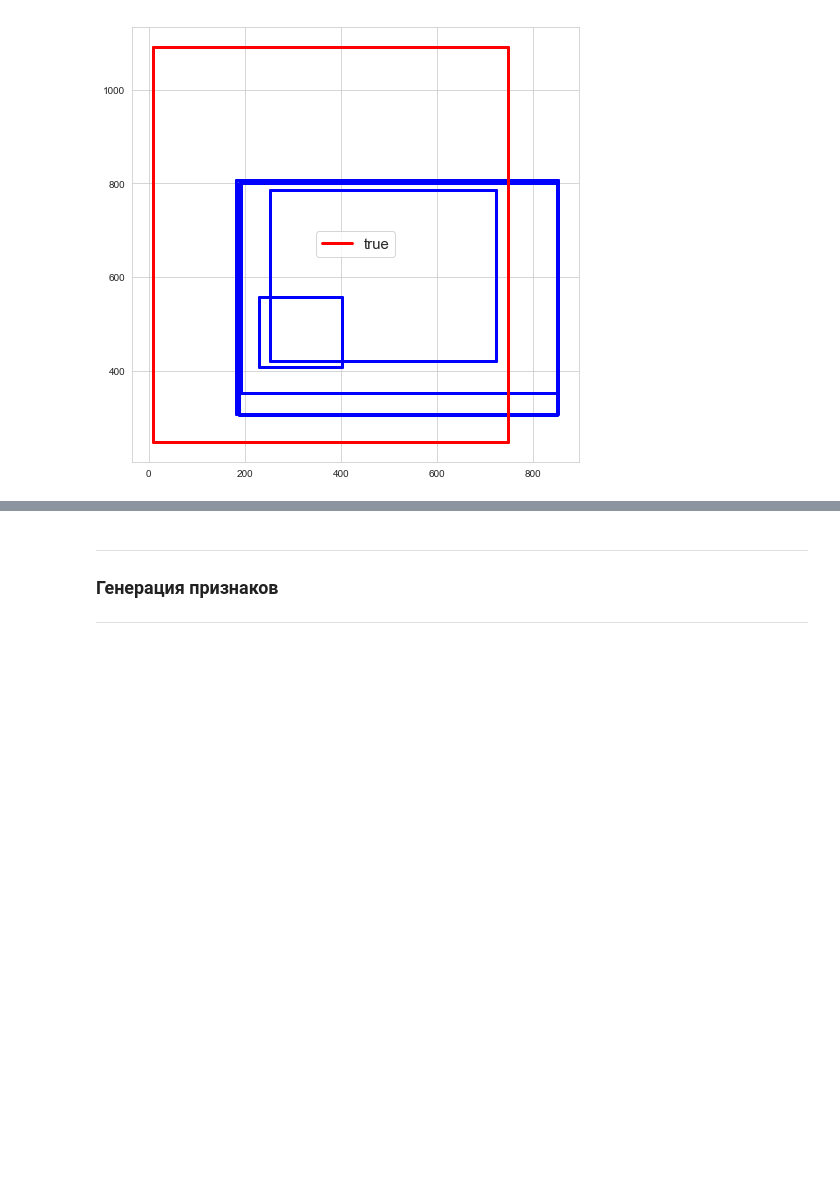
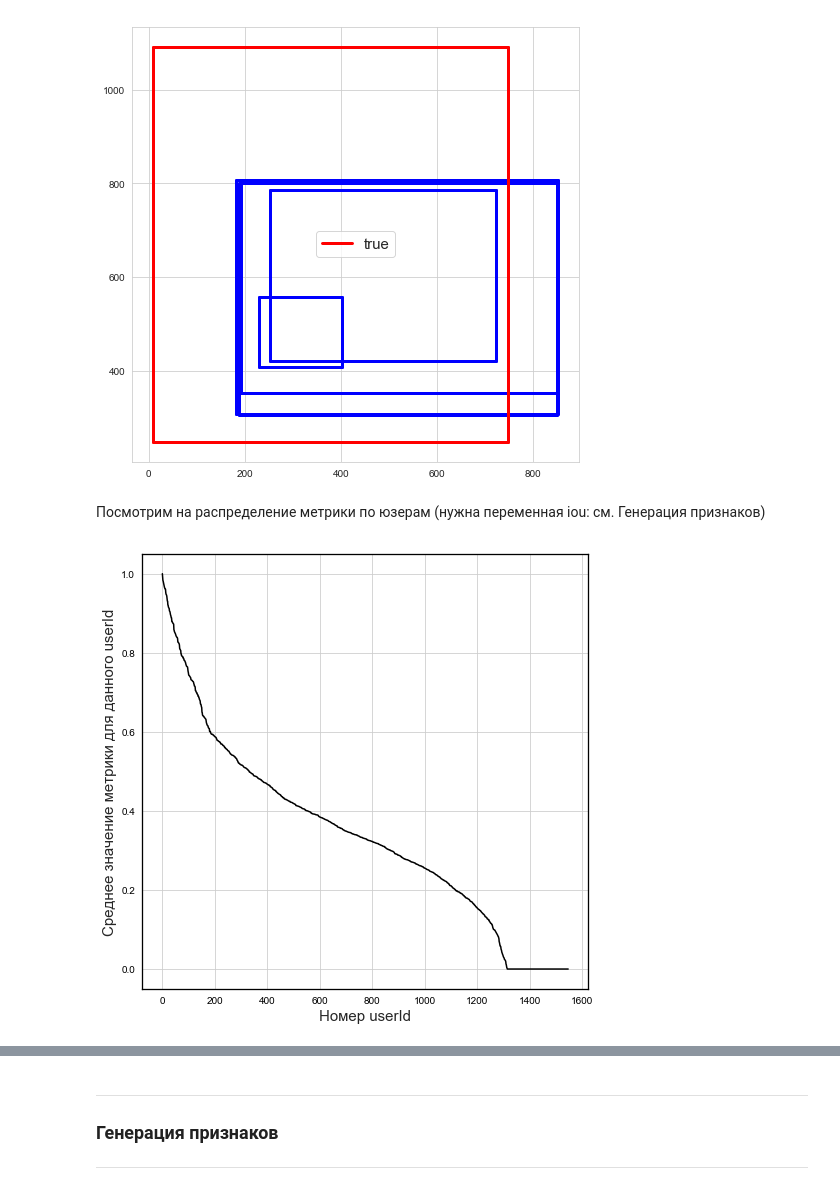
Before and after one commit to andreitsev/Competitions, a Jupyter notebook: ML Bootcamp Модератор Одноклассников.ipynb, the cells around one changed output, grey strips where cells are left out. Cells and saved outputs as stored; diff of their text form; code cells hidden in the pictures; blank space fills up the shorter version.

```diff
--- a/ML Bootcamp Модератор Одноклассников.ipynb
+++ b/ML Bootcamp Модератор Одноклассников.ipynb
@@ -296,3 +296,11 @@ for i in range(5):
 plot_rectangle(current_df[['Xmin_true', 'Xmax_true', 'Ymin_true', 'Ymax_true']].values[0], label='true', color='red');
 # %% [output]
 [figure]
+# %% [markdown]
+Посмотрим на распределение метрики по юзерам (нужна переменная iou: см. Генерация признаков)
+# %%
+plt.plot(dat.groupby(['userId'])['iou'].mean().sort_values(ascending=False).values)
+plt.xlabel('Номер userId', fontsize=15);
+plt.ylabel('Среднее значение метрики для данного userId', fontsize=15);
+# %% [output]
+[figure, added]
```
Also changed, not shown: parts of 8 cells of this notebook.
